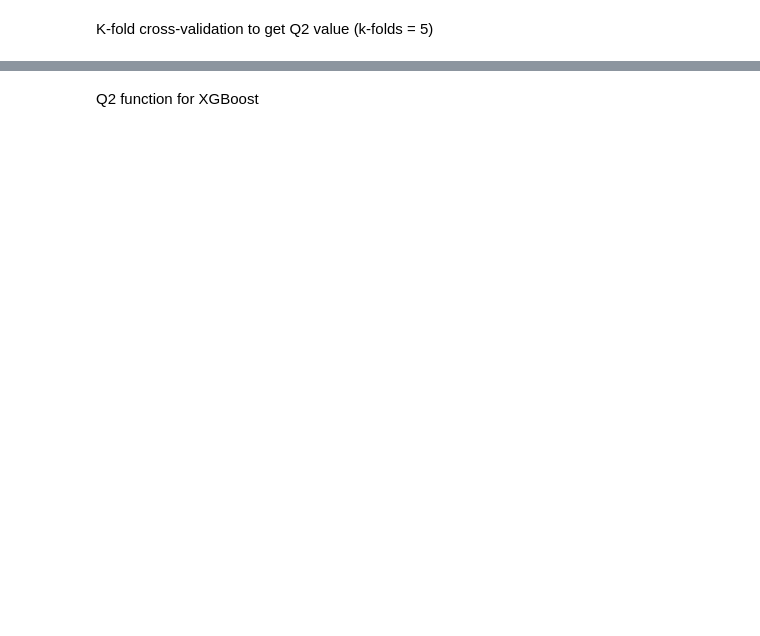
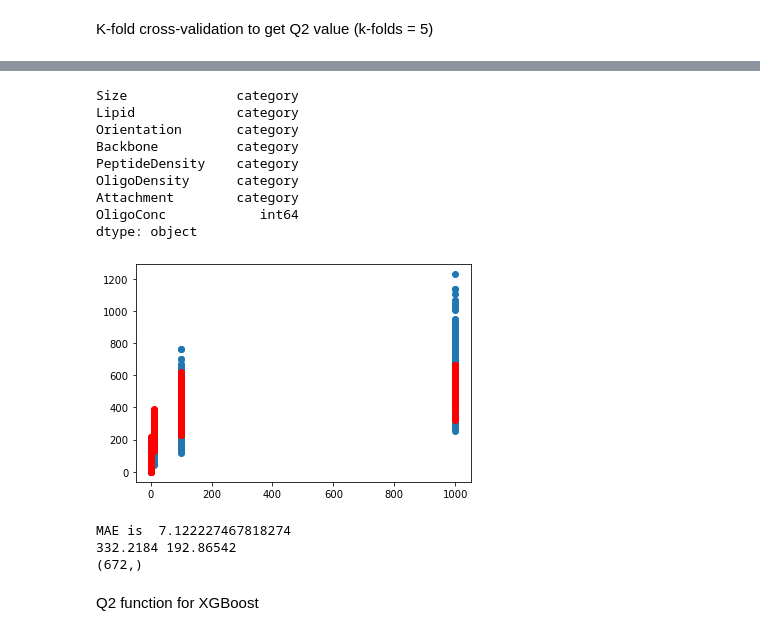
Before and after one commit to kenll99minecart/Immunopeptide, a Jupyter notebook: Linear regression.ipynb, the cells around one changed output, grey strips where cells are left out. Cells and saved outputs as stored; diff of their text form; code cells hidden in the pictures; blank space fills up the shorter version.

```diff
--- a/Linear regression.ipynb
+++ b/Linear regression.ipynb
@@ -240,29 +276,49 @@ plt.show()
 # %%
 import xgboost as xgb
 from sklearn.preprocessing import LabelEncoder
 from sklearn.metrics import mean_absolute_error
 le = LabelEncoder()
 y_train_XGBoost = le.fit_transform(y)
 
-xgbc = xgb.XGBRegressor(tree_method="hist", enable_categorical=True)#tree_method="gpu_hist"#enable_categorical=True
+xgbc = xgb.XGBRegressor(tree_method="hist", enable_categorical=True, eval_metric = mean_absolute_error)#tree_method="gpu_hist"#enable_categorical=True
 
 df_inBoost =  df_input.copy()
 df_inBoost['Orientation'] = df_inBoost['Orientation'].astype("category")
 df_inBoost['Backbone'] = df_inBoost['Backbone'].astype("category")
 df_inBoost['OligoDensity'] = df_inBoost['OligoDensity'].astype("category")
 df_inBoost['Attachment'] = df_inBoost['Attachment'].astype("category")
 df_inBoost['Lipid'] = df_inBoost['Lipid'].astype("category")
-df_inBoost['OligoConc'] = df_inBoost['OligoConc'].astype("category")
-#print(df_inBoost.dtypes)
+df_inBoost['Size'] = df_inBoost['Size'].astype("category")
+df_inBoost['PeptideDensity'] = df_inBoost['PeptideDensity'].astype("category")
+#df_inBoost['OligoConc'] = df_inBoost['OligoConc'].astype("category")
+print(df_inBoost.dtypes)
 
 
 xgbc.fit(df_inBoost,y_train_XGBoost)
 Pred_XGB = xgbc.predict(df_inBoost)
 plt.scatter(df_inBoost['OligoConc'],y)
 #print(Pred_XGB)
 plt.scatter(df_inBoost['OligoConc'],Pred_XGB,c = "red")
 plt.show()
 print('\nMAE is ',mean_absolute_error(y_train_XGBoost ,Pred_XGB))
+
+print(statss.mean(Pred_XGB),np.std(Pred_XGB))
+
+print(np.shape(Pred_XGB))
+# %% [output]
+Size              category
+Lipid             category
+Orientation       category
+Backbone          category
+PeptideDensity    category
+OligoDensity      category
+Attachment        category
+OligoConc            int64
+dtype: object
+[figure, added]
+MAE is  7.122227467818274
+332.2184 192.86542
+(672,)
 # %% [markdown]
 Q2 function for XGBoost
 # %%
```
Also changed, not shown: parts of 7 cells of this notebook.
